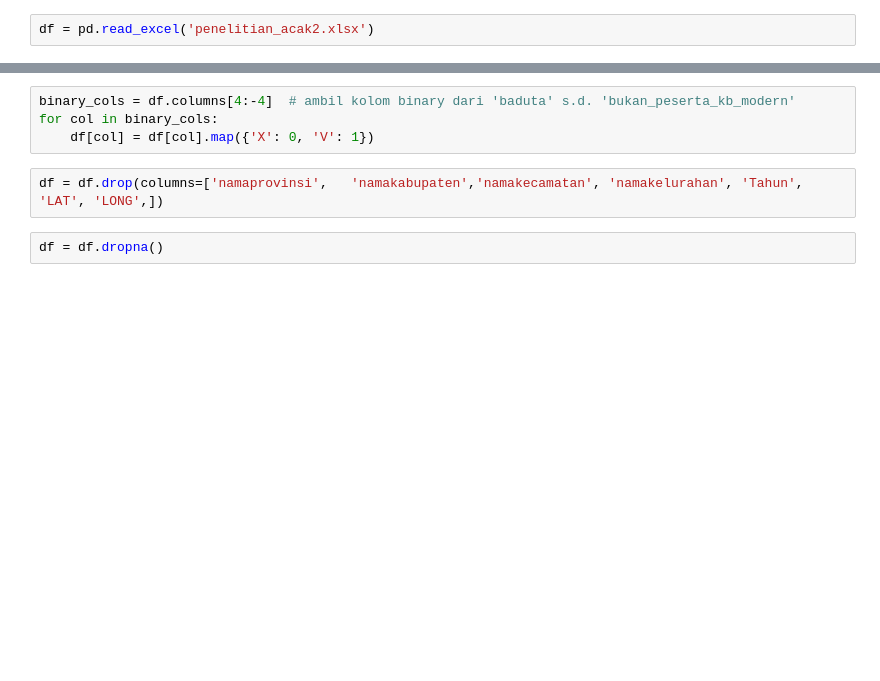
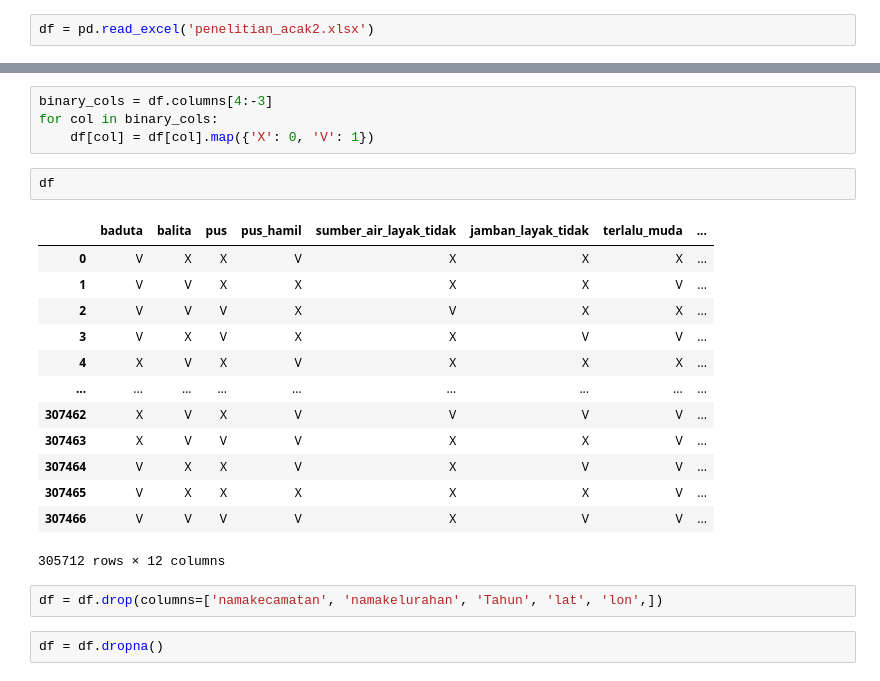
Before and after one commit to Yqueen12/penelitian_stunting, a Jupyter notebook: stunting.ipynb, the cells around one changed output, grey strips where cells are left out. Cells and saved outputs as stored; diff of their text form; blank space fills up the shorter version.

```diff
--- a/stunting.ipynb
+++ b/stunting.ipynb
@@ -27,8 +29,24 @@ df
 # %%
-binary_cols = df.columns[4:-4]  # ambil kolom binary dari 'baduta' s.d. 'bukan_peserta_kb_modern'
+binary_cols = df.columns[4:-3]
 for col in binary_cols:
     df[col] = df[col].map({'X': 0, 'V': 1})
+# %%
+df
+# %% [output]
+|  | baduta | balita | pus | pus_hamil | sumber_air_layak_tidak | jamban_layak_tidak | terlalu_muda | ... |
+| 0 | V | X | X | V | X | X | X | ... |
+| 1 | V | V | X | X | X | X | V | ... |
+| 2 | V | V | V | X | V | X | X | ... |
+| 3 | V | X | V | X | X | V | V | ... |
+| 4 | X | V | X | V | X | X | X | ... |
+| ... | ... | ... | ... | ... | ... | ... | ... | ... |
+| 307462 | X | V | X | V | V | V | V | ... |
+| 307463 | X | V | V | V | X | X | V | ... |
+| 307464 | V | X | X | V | X | V | V | ... |
+| 307465 | V | X | X | X | X | X | V | ... |
+| 307466 | V | V | V | V | X | V | V | ... |
+305712 rows × 12 columns
 # %%
-df = df.drop(columns=['namaprovinsi',	'namakabupaten','namakecamatan', 'namakelurahan', 'Tahun', 'LAT', 'LONG',])
+df = df.drop(columns=['namakecamatan', 'namakelurahan', 'Tahun', 'lat', 'lon',])
 # %%
 df = df.dropna()
```
Also changed, not shown: parts of 5 cells of this notebook, 20 other files.
